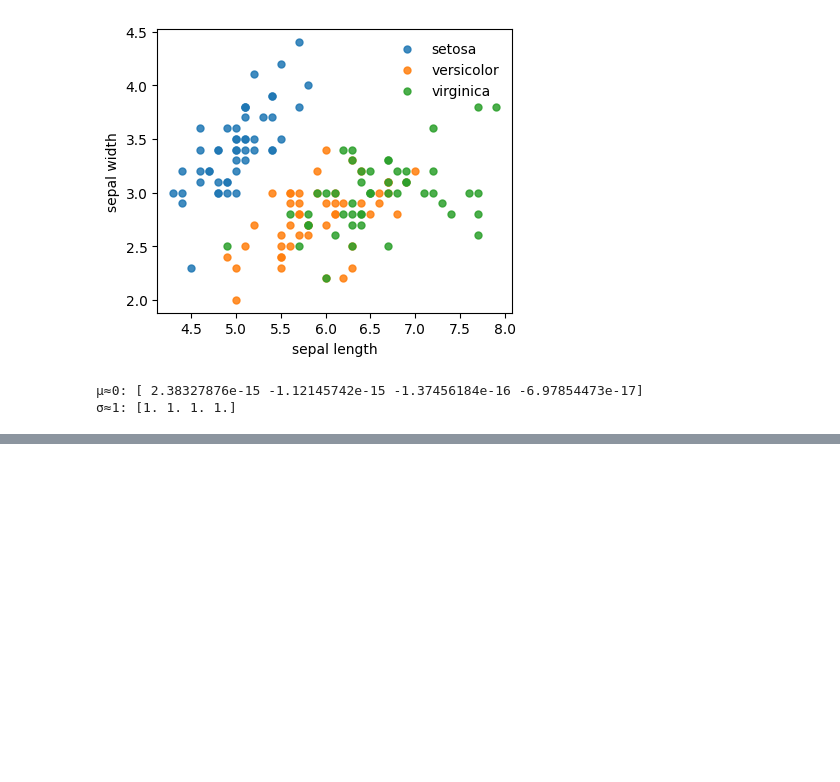
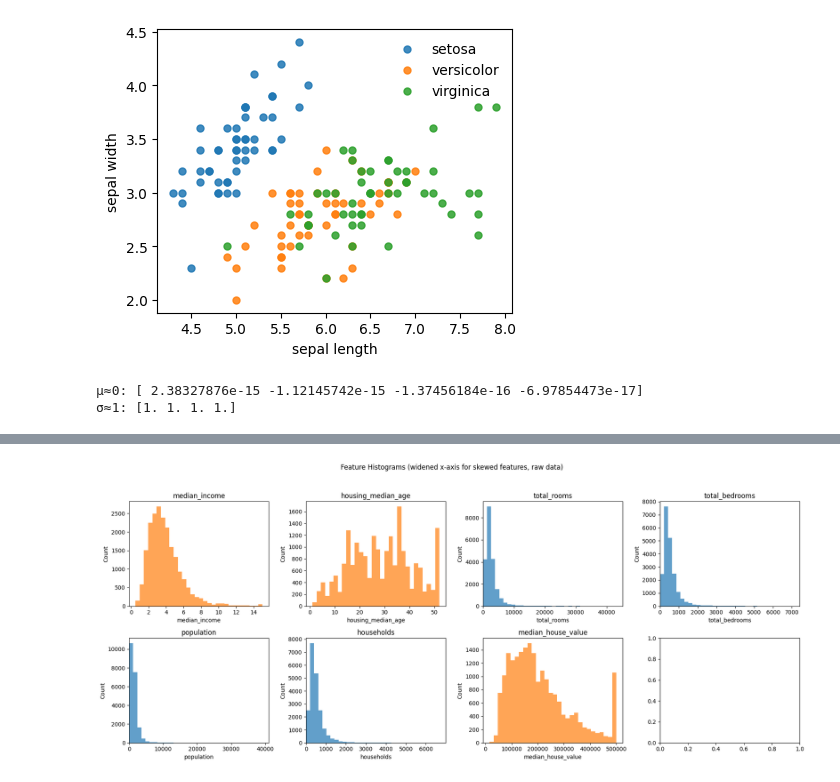
Before and after one commit to LukasKuhz/551git, a Jupyter notebook: A1.ipynb, the cells around one changed output, grey strips where cells are left out. Cells and saved outputs as stored; diff of their text form; code cells hidden in the pictures; blank space fills up the shorter version.

```diff
--- a/A1.ipynb
+++ b/A1.ipynb
@@ -111,0 +162,21 @@ print("σ≈1:", X_train_s.std(axis=0, ddof=0))
+# %%
+# Histograms for selected features with axis labels and widened x-axis for skewed features (raw data)
+import numpy as np
+hist_features = ["median_income", "housing_median_age", "total_rooms", "total_bedrooms", "population", "households", "median_house_value"]
+skewed = ["total_rooms", "total_bedrooms", "population", "households"]
+fig, axes = plt.subplots(2, 4, figsize=(18, 8))
+for i, feature in enumerate(hist_features):
+    ax = axes[i // 4, i % 4]
+    data = housing[feature]
+    ax.hist(data, bins=30, color='tab:blue' if feature in skewed else 'tab:orange', alpha=0.7)
+    ax.set_xlabel(feature)
+    ax.set_ylabel('Count')
+    ax.set_title(feature)
+    if feature in skewed:
+        max_val = data.max()
+        ax.set_xlim([0, max_val * 1.15])
+fig.suptitle('Feature Histograms (widened x-axis for skewed features, raw data)')
+plt.tight_layout(rect=[0, 0.03, 1, 0.95])
+plt.show()
+# %% [output]
+[figure, added]
```
Also changed, not shown: parts of 23 cells of this notebook.
